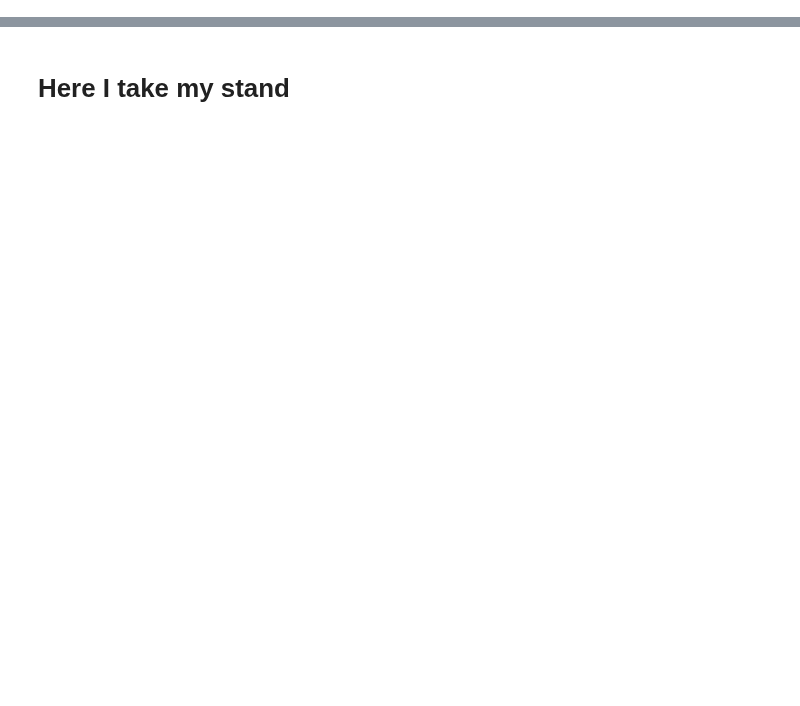
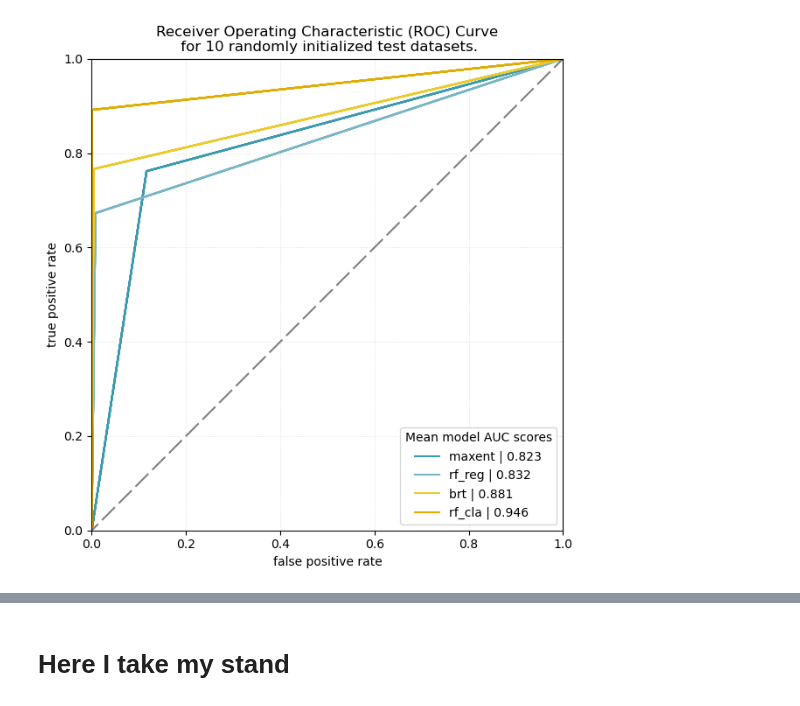
Before and after one commit to orlando-code/coralshift, a Jupyter notebook: notebooks/ml_data_processing.ipynb, the cells around one changed output, grey strips where cells are left out. Cells and saved outputs as stored; diff of their text form; code cells hidden in the pictures; blank space fills up the shorter version.

```diff
--- a/notebooks/ml_data_processing.ipynb
+++ b/notebooks/ml_data_processing.ipynb
@@ -274,0 +184,20 @@ Index(['thetao_y_mean', 'thetao_annual_range', 'thetao_m_min', 'thetao_m_max',
+# %%
+
+
+all_ds_to_combine = baselines.get_comparison_xa_ds(d_resolution=1/27)
+all_data = spatial_data.combine_ds_tiles(all_ds_to_combine, resolution_d=1/27)
+
+models_output_dict = n_random_runs_preds_across_models(
+    model_types=["maxent", "rf_reg", "brt", "rf_cla"],
+    models=[maxent, rf_reg, brt, rf_cla],
+    # model_types = ["rf_reg", "brt"],
+    # models = [rf_reg, brt],
+    # model_types=["rf_cla", "maxent"],
+    # models = [rf_cla, maxent],
+    xa_dss = all_data,
+    runs_n=10,
+    split_type="pixel",
+    train_test_lat_divide=-18,
+    train_direction="N")
+
+# rocs_n_runs(models_output_dict["brt"], binarize_threshold=0.2)
@@ -274,0 +225,4 @@ Index(['thetao_y_mean', 'thetao_annual_range', 'thetao_m_min', 'thetao_m_max',
+# %%
+models_rocs_n_runs(models_output_dict, binarize_threshold=0.25)
+# %% [output]
+[figure, added]
```
Also changed, not shown: parts of 64 cells of this notebook, 7 other files.
